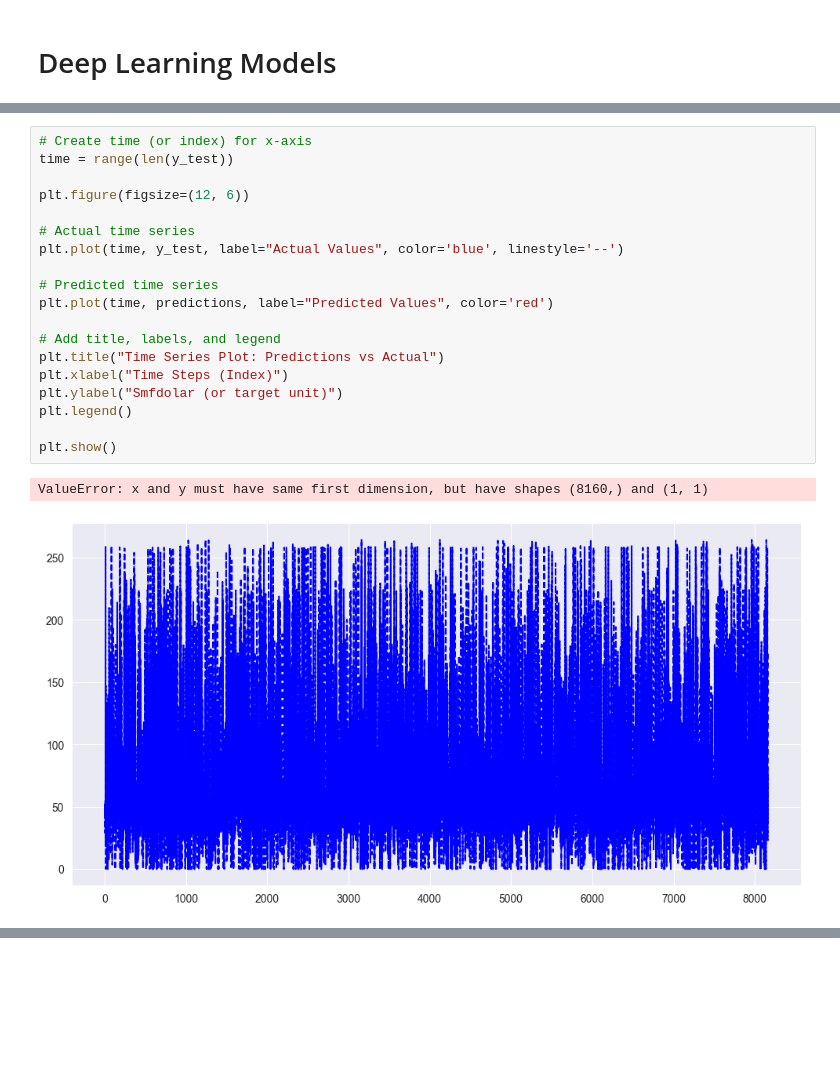
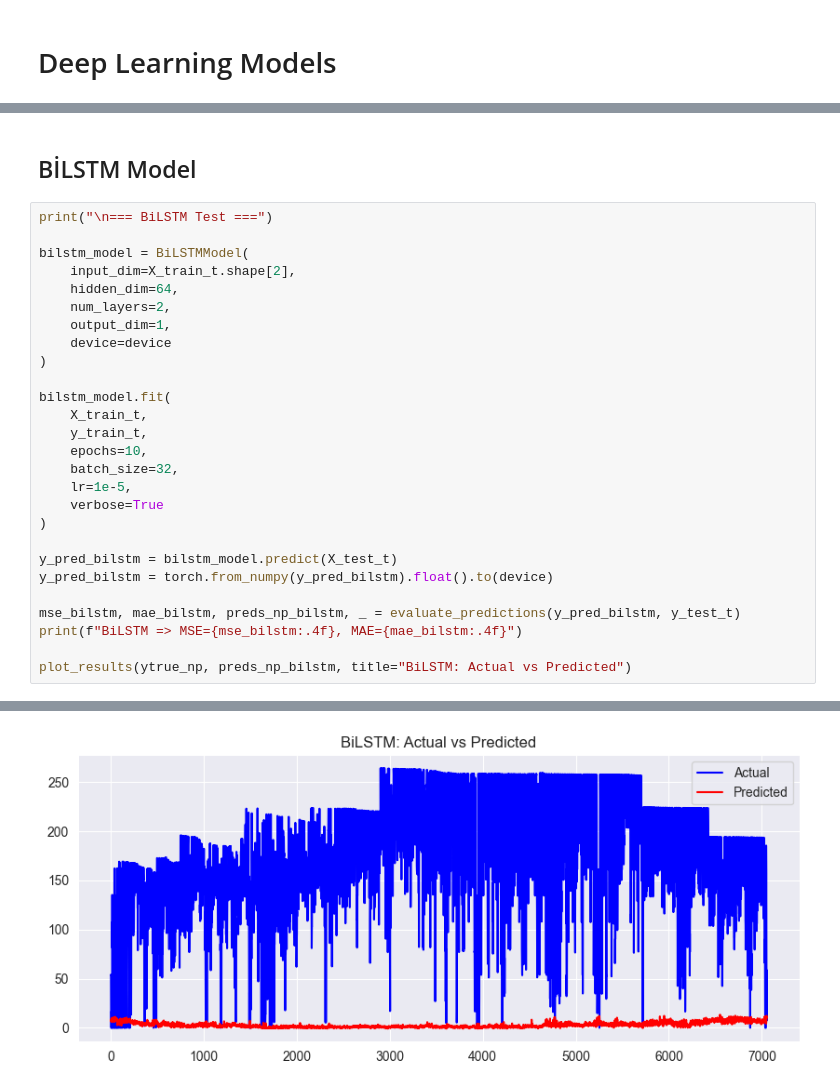
Before and after one commit to zahidesad/learning-from-data-kilowizards, a Jupyter notebook: notebooks/03_model_evaluation.ipynb, the cells around one changed output, grey strips where cells are left out. Saved outputs shown, nothing was run; the diff lists cells and outputs as text; blank space fills up the shorter version.

```diff
--- a/notebooks/03_model_evaluation.ipynb
+++ b/notebooks/03_model_evaluation.ipynb
@@ -271,22 +391,30 @@ plt.show()
-# %%
-# Create time (or index) for x-axis
-time = range(len(y_test))
-
-plt.figure(figsize=(12, 6))
-
-# Actual time series
-plt.plot(time, y_test, label="Actual Values", color='blue', linestyle='--')
-
-# Predicted time series
-plt.plot(time, predictions, label="Predicted Values", color='red')
-
-# Add title, labels, and legend
-plt.title("Time Series Plot: Predictions vs Actual")
-plt.xlabel("Time Steps (Index)")
-plt.ylabel("Smfdolar (or target unit)")
-plt.legend()
-
-plt.show()
-# %% [output]
-ValueError: x and y must have same first dimension, but have shapes (8160,) and (1, 1)
-[figure, removed]
+# %% [markdown]
+## BİLSTM Model
+# %%
+print("\n=== BiLSTM Test ===")
+
+bilstm_model = BiLSTMModel(
+    input_dim=X_train_t.shape[2],
+    hidden_dim=64,
+    num_layers=2,
+    output_dim=1,
+    device=device
+)
+
+bilstm_model.fit(
+    X_train_t,
+    y_train_t,
+    epochs=10,
+    batch_size=32,
+    lr=1e-5,
+    verbose=True
+)
+
+y_pred_bilstm = bilstm_model.predict(X_test_t)
+y_pred_bilstm = torch.from_numpy(y_pred_bilstm).float().to(device)
+
+mse_bilstm, mae_bilstm, preds_np_bilstm, _ = evaluate_predictions(y_pred_bilstm, y_test_t)
+print(f"BiLSTM => MSE={mse_bilstm:.4f}, MAE={mae_bilstm:.4f}")
+
+plot_results(ytrue_np, preds_np_bilstm, title="BiLSTM: Actual vs Predicted")
+# %% [output]
@@ -292,0 +433 @@ ValueError: x and y must have same first dimension, but have shapes (8160,) and
+[figure, added]
```
Also changed, not shown: parts of 19 cells of this notebook, 5 other files.
